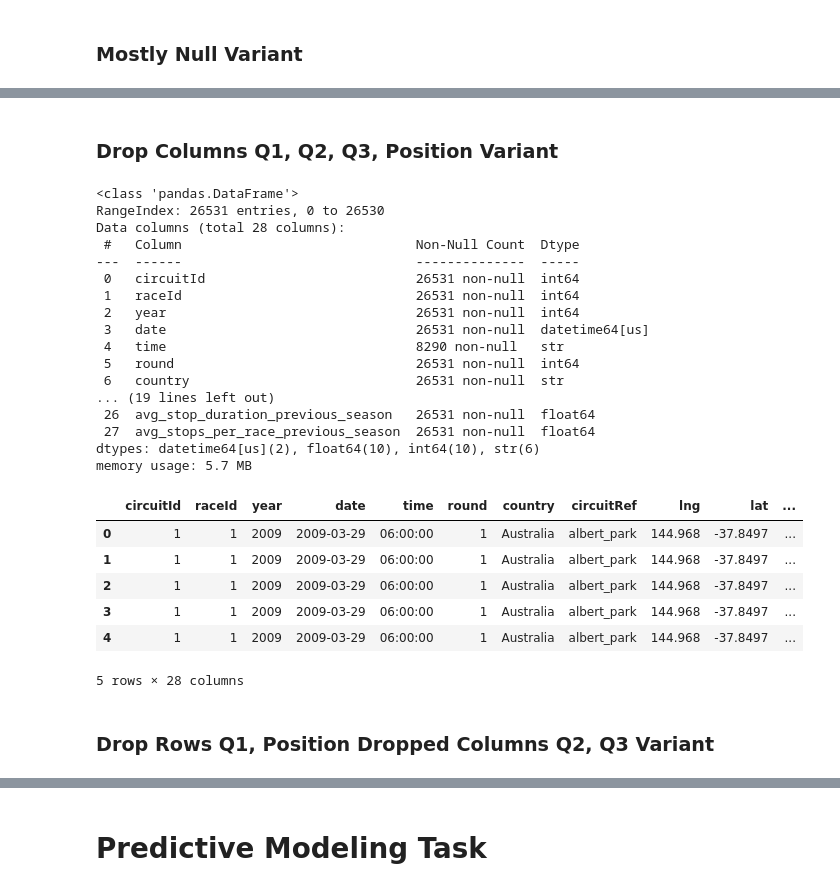
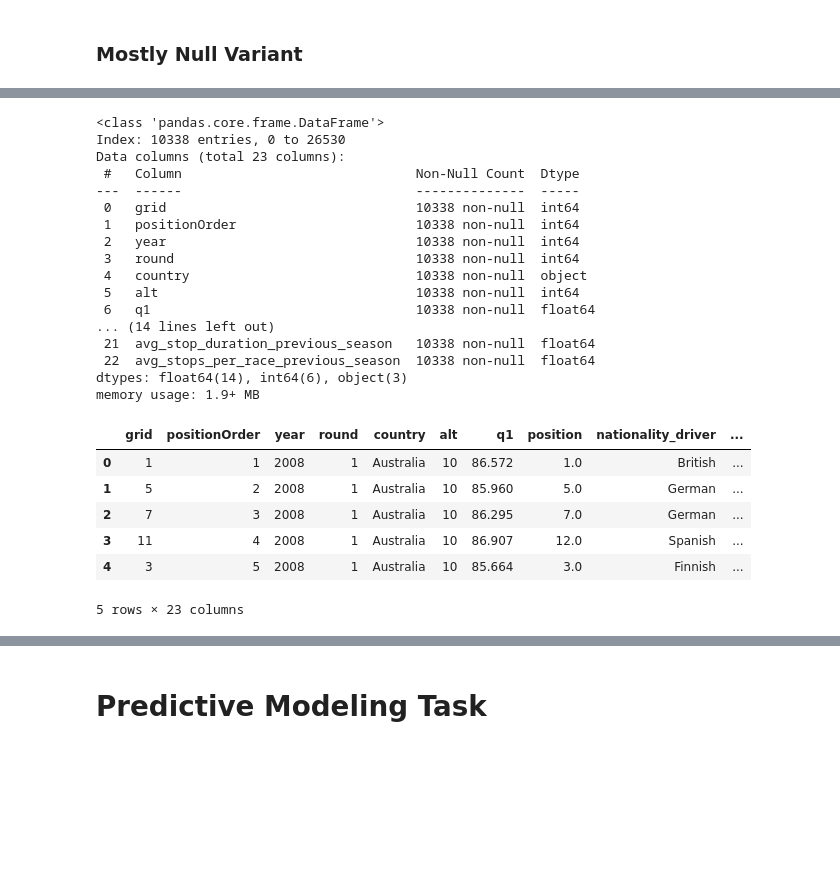
Before and after one commit to EchoKnights/CSEN903-Project, a Jupyter notebook: acl-milestone.ipynb, the cells around one changed output, grey strips where cells are left out. Cells and saved outputs as stored; diff of their text form; code cells hidden in the pictures; blank space fills up the shorter version.

```diff
--- a/acl-milestone.ipynb
+++ b/acl-milestone.ipynb
@@ -35,7 +36,7 @@ import lime.lime_tabular
 # %% [markdown]
 ## **Loading Data**
 # %%
-base_path = 'C:\\Users\\alyta\\Desktop\\Uni\\Sem 9\\ACL\\Project\\Dataset\\archive\\'
+base_path = '/kaggle/input/datasets/rohanrao/formula-1-world-championship-1950-2020/'
 
 circuits = pd.read_csv(base_path + 'circuits.csv')
 constructor_results = pd.read_csv(base_path + 'constructor_results.csv')
@@ -1703,5 +1673,14 @@ memory usage: 4.7 MB
 # %% [markdown]
 ### **Mostly Null Variant**
+# %%
+modeling_data = (
+    cleaned_tables['results'][['driverId', 'constructorId', 'raceId', 'grid', 'positionOrder']]
+    .merge(cleaned_tables['races'][['circuitId', 'raceId', 'year', 'date', 'time', 'round']], on='raceId', how= 'left')
+    .merge(cleaned_tables['circuits'][['circuitId', 'country', 'circuitRef', 'alt']], on = 'circuitId', how= 'left')
+    .merge(cleaned_tables['qualifying'][['driverId', 'raceId', 'q1', 'q2', 'q3', 'position']], on= ['raceId', 'driverId'], how= 'left')
+    .merge(cleaned_tables['drivers'][['driverId', 'dob', 'nationality']], on='driverId', how= 'left')
+    .merge(cleaned_tables['constructors'][['constructorId', 'constructorRef', 'nationality']], on= 'constructorId', how= 'left', suffixes=('_driver', '_constructor'))
+)
 # %%
 # Modeling Data is now the variant with a large number of nulls in key columns like q1 and position
 modeling_data = add_pre_race_driver_standings(
@@ -1710,6 +1689,11 @@ modeling_data = add_pre_race_driver_standings(
     races=cleaned_tables['races']
 )
 
+modeling_data = add_pre_race_constructor_standings(
+    modeling_data=modeling_data,
+    constructor_standings=cleaned_tables['constructor_standings'],
+    races=cleaned_tables['races']
+)
 
 modeling_data = add_driver_age(modeling_data)
 
@@ -1720,6 +1704,10 @@ modeling_data = add_pit_stop_features(
     races=cleaned_tables['races']
 )
 
+# Fallback to grid when position is missing in early years
+modeling_data['position'] = modeling_data['position'].fillna(modeling_data['grid'])
+
+modeling_data = modeling_data.drop(columns=['time', 'circuitId', 'raceId', 'driverId', 'constructorId', 'circuitRef', 'constructorRef', 'dob', 'date'])
 
 modeling_data.info()
 modeling_data.head()
@@ -1865,36 +1775,34 @@ memory usage: 6.3 MB
-# %% [markdown]
-### **Drop Columns Q1, Q2, Q3, Position Variant**
 # %%
-dropped_noncompliant_columns_modeling_data = modeling_data.copy()
+dropped_qual_time_rows = modeling_data.copy()
 
-dropped_noncompliant_columns_modeling_data = dropped_noncompliant_columns_modeling_data.drop(columns= ['q1', 'q2', 'q3', 'position'])
+dropped_qual_time_rows = dropped_qual_time_rows.drop(columns= ['q2', 'q3'])
 
-dropped_noncompliant_columns_modeling_data.info()
-dropped_noncompliant_columns_modeling_data .head()
+dropped_qual_time_rows = dropped_qual_time_rows[dropped_qual_time_rows['q1'].isnull() == False]
+
+dropped_qual_time_rows.info()
+dropped_qual_time_rows.head()
 # %% [output]
-<class 'pandas.DataFrame'>
-RangeIndex: 26531 entries, 0 to 26530
-Data columns (total 28 columns):
+<class 'pandas.core.frame.DataFrame'>
+Index: 10338 entries, 0 to 26530
+Data columns (total 23 columns):
  #   Column                              Non-Null Count  Dtype
 ---  ------                              --------------  -----
- 0   circuitId                           26531 non-null  int64
- 1   raceId                              26531 non-null  int64
- 2   year                                26531 non-null  int64
- 3   date                                26531 non-null  datetime64[us]
- 4   time                                8290 non-null   str
- 5   round                               26531 non-null  int64
- 6   country                             26531 non-null  str
-... (19 lines left out)
- 26  avg_stop_duration_previous_season   26531 non-null  float64
- 27  avg_stops_per_race_previous_season  26531 non-null  float64
-dtypes: datetime64[us](2), float64(10), int64(10), str(6)
-memory usage: 5.7 MB
+ 0   grid                                10338 non-null  int64
+ 1   positionOrder                       10338 non-null  int64
+ 2   year                                10338 non-null  int64
+ 3   round                               10338 non-null  int64
+ 4   country                             10338 non-null  object
+ 5   alt                                 10338 non-null  int64
+ 6   q1                                  10338 non-null  float64
+... (14 lines left out)
+ 21  avg_stop_duration_previous_season   10338 non-null  float64
+ 22  avg_stops_per_race_previous_season  10338 non-null  float64
+dtypes: float64(14), int64(6), object(3)
+memory usage: 1.9+ MB
-|  | circuitId | raceId | year | date | time | round | country | circuitRef | lng | lat | ... |
-| 0 | 1 | 1 | 2009 | 2009-03-29 | 06:00:00 | 1 | Australia | albert_park | 144.968 | -37.8497 | ... |
-| 1 | 1 | 1 | 2009 | 2009-03-29 | 06:00:00 | 1 | Australia | albert_park | 144.968 | -37.8497 | ... |
-| 2 | 1 | 1 | 2009 | 2009-03-29 | 06:00:00 | 1 | Australia | albert_park | 144.968 | -37.8497 | ... |
-| 3 | 1 | 1 | 2009 | 2009-03-29 | 06:00:00 | 1 | Australia | albert_park | 144.968 | -37.8497 | ... |
-| 4 | 1 | 1 | 2009 | 2009-03-29 | 06:00:00 | 1 | Australia | albert_park | 144.968 | -37.8497 | ... |
+|  | grid | positionOrder | year | round | country | alt | q1 | position | nationality_driver | ... |
+| 0 | 1 | 1 | 2008 | 1 | Australia | 10 | 86.572 | 1.0 | British | ... |
+| 1 | 5 | 2 | 2008 | 1 | Australia | 10 | 85.960 | 5.0 | German | ... |
+| 2 | 7 | 3 | 2008 | 1 | Australia | 10 | 86.295 | 7.0 | German | ... |
+| 3 | 11 | 4 | 2008 | 1 | Australia | 10 | 86.907 | 12.0 | Spanish | ... |
+| 4 | 3 | 5 | 2008 | 1 | Australia | 10 | 85.664 | 3.0 | Finnish | ... |
-5 rows × 28 columns
+5 rows × 23 columns
-# %% [markdown]
-### **Drop Rows Q1, Position Dropped Columns Q2, Q3 Variant**
```
Also changed, not shown: parts of 72 cells of this notebook.
